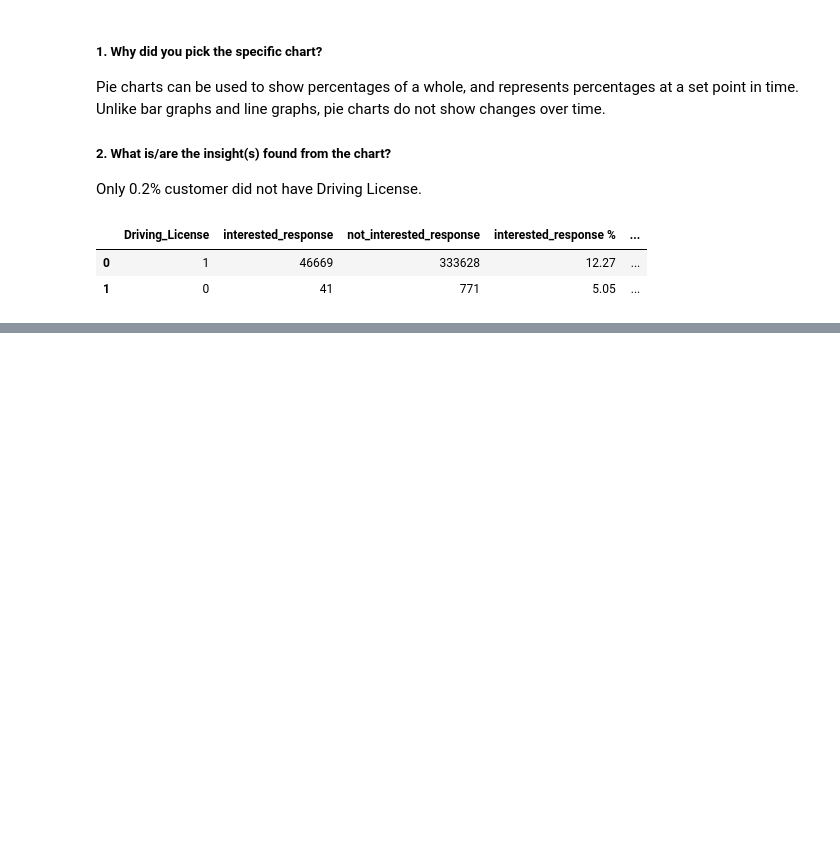
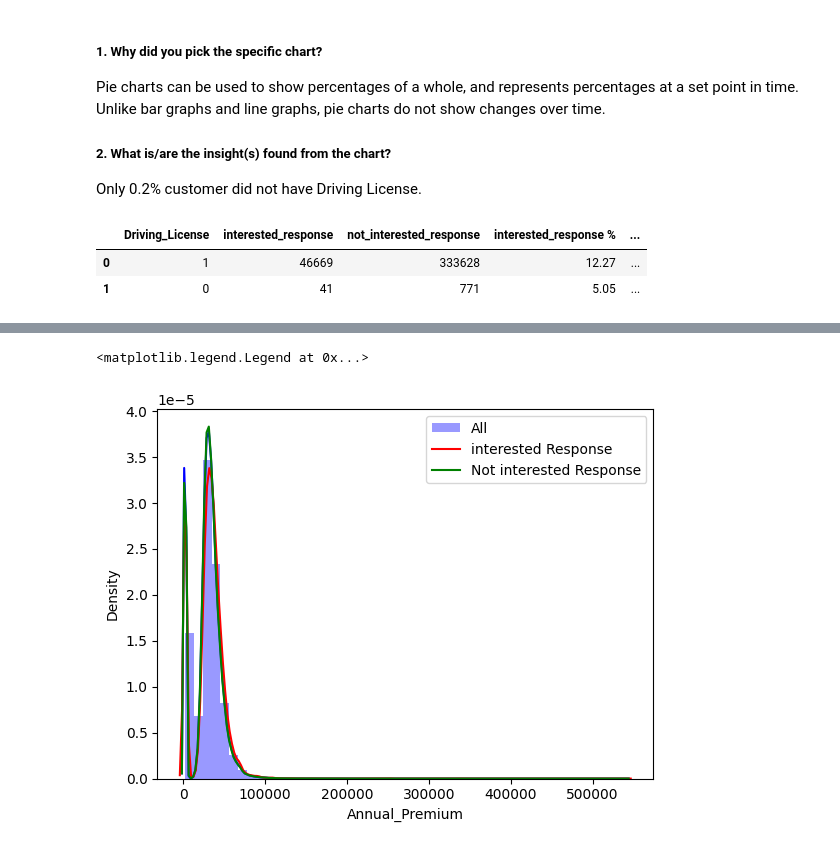
Before and after one commit to tusharraskar/Health-Insurance-Cross-Sell-Prediction, a Jupyter notebook: Health Insurance Cross Sell Prediction.ipynb, the cells around one changed output, grey strips where cells are left out. Saved outputs shown, nothing was run; the diff lists cells and outputs as text; code cells hidden in the pictures; blank space fills up the shorter version.

```diff
--- a/Health Insurance Cross Sell Prediction.ipynb
+++ b/Health Insurance Cross Sell Prediction.ipynb
@@ -924,0 +923,5 @@ Yes, the gained insight can help create a positive business impact. By targeting
+# %%
+# Creating Annual_Premium interested or not interested Response df
+
+Annual_Premium_interested=df[(df['Response']==1)]
+Annual_Premium_not_interested=df[(df['Response']==0)]
@@ -924,0 +950,8 @@ Yes, the gained insight can help create a positive business impact. By targeting
+# %%
+sns.distplot(df['Annual_Premium'], color='blue' , label='All')
+sns.distplot(Annual_Premium_interested['Annual_Premium'],color='red' , label='interested Response',hist=False)
+sns.distplot(Annual_Premium_not_interested['Annual_Premium'],color='green' , label='Not interested Response',hist=False)
+plt.legend()
+# %% [output]
+<matplotlib.legend.Legend at 0x...>
+[figure, added]
```
Also changed, not shown: parts of 89 cells of this notebook.
